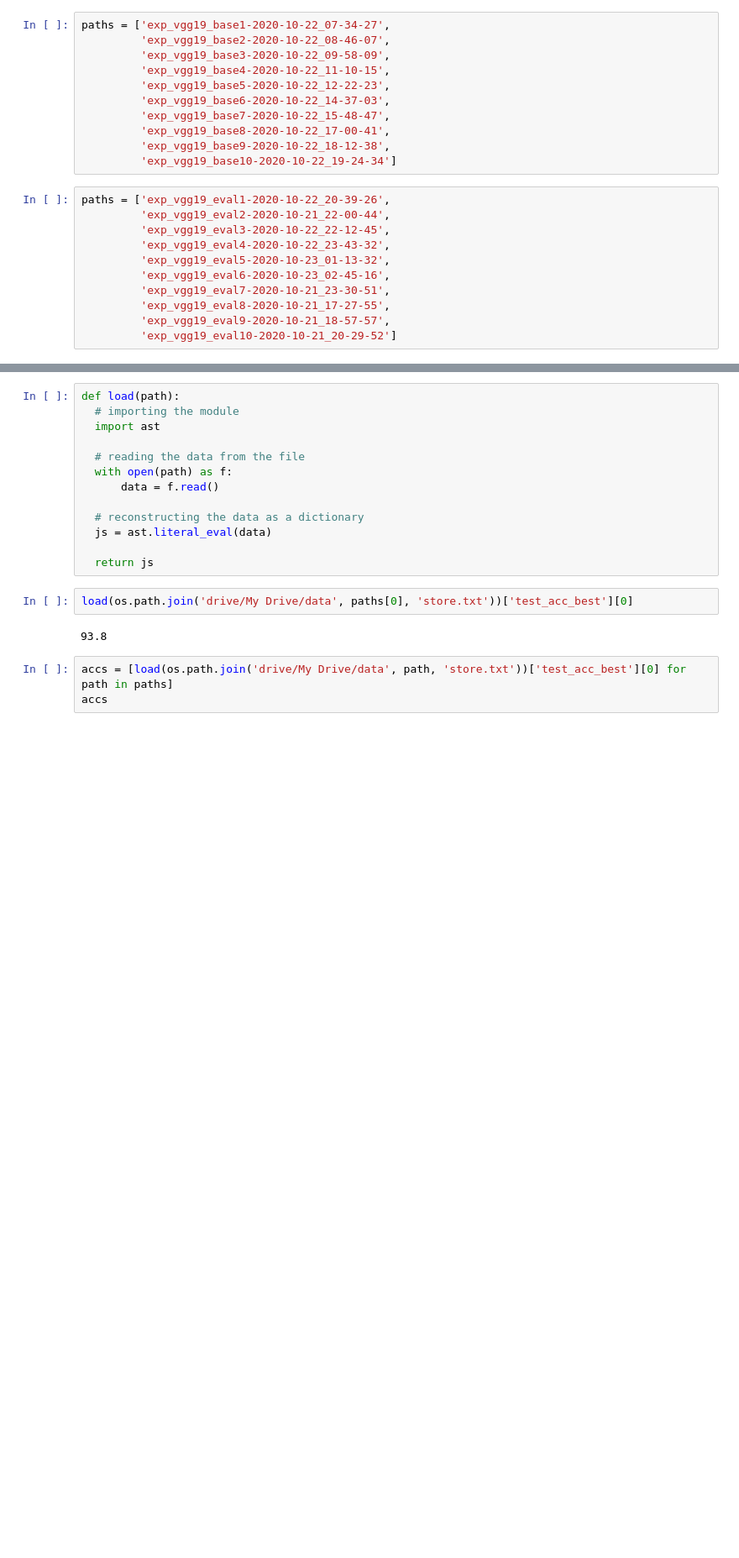
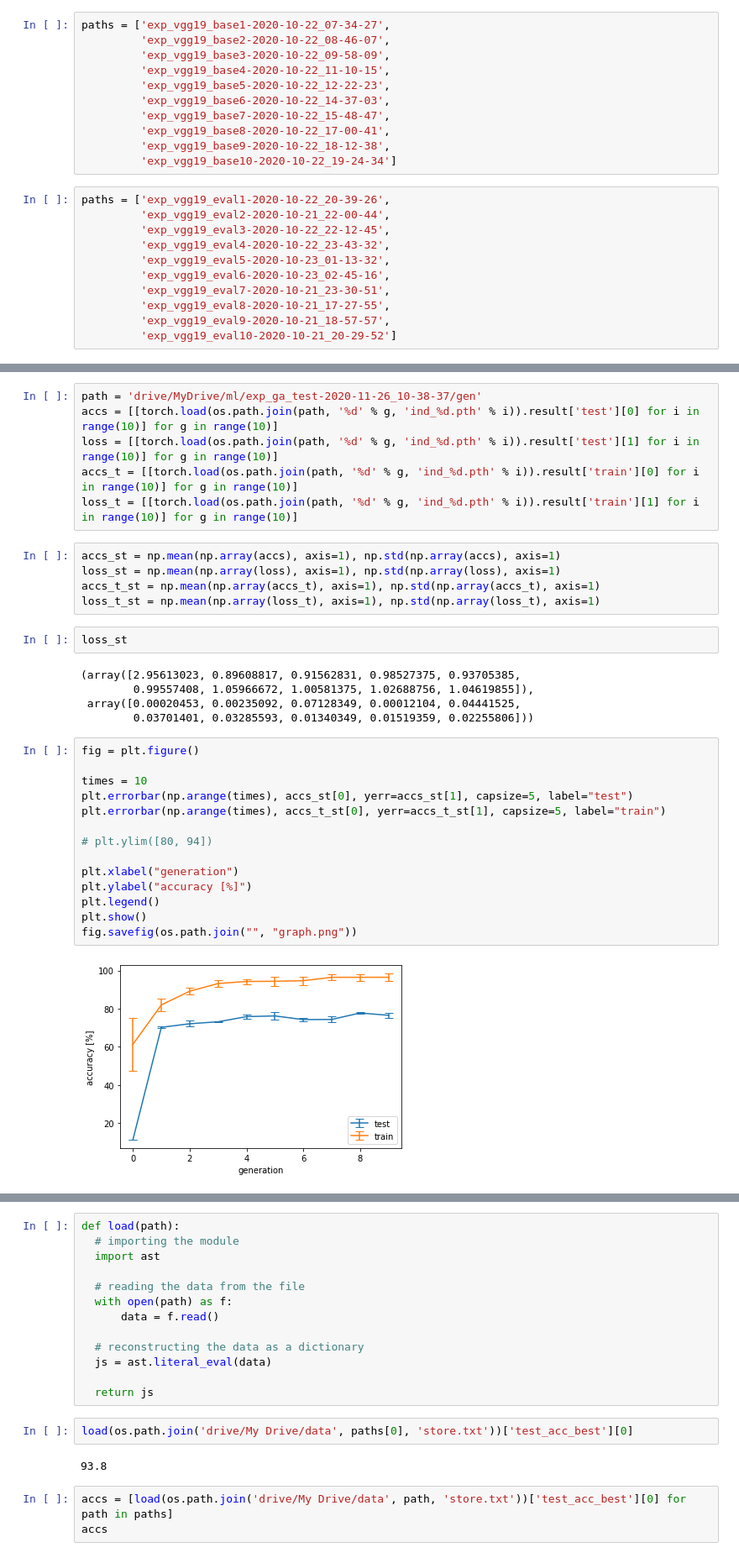
Before and after one commit to tatsuya-sugiyama/notebook, a Jupyter notebook: Untitled0.ipynb, the cells around one changed output, grey strips where cells are left out. Shown: that part at 84% size. Saved outputs shown, nothing was run; the diff lists cells and outputs as text; blank space fills up the shorter version.

```diff
--- a/Untitled0.ipynb
+++ b/Untitled0.ipynb
@@ -89,0 +83,34 @@ paths = ['exp_vgg19_eval1-2020-10-22_20-39-26',
+# %%
+path = 'drive/MyDrive/ml/exp_ga_test-2020-11-26_10-38-37/gen'
+accs = [[torch.load(os.path.join(path, '%d' % g, 'ind_%d.pth' % i)).result['test'][0] for i in range(10)] for g in range(10)]
+loss = [[torch.load(os.path.join(path, '%d' % g, 'ind_%d.pth' % i)).result['test'][1] for i in range(10)] for g in range(10)]
+accs_t = [[torch.load(os.path.join(path, '%d' % g, 'ind_%d.pth' % i)).result['train'][0] for i in range(10)] for g in range(10)]
+loss_t = [[torch.load(os.path.join(path, '%d' % g, 'ind_%d.pth' % i)).result['train'][1] for i in range(10)] for g in range(10)]
+# %%
+accs_st = np.mean(np.array(accs), axis=1), np.std(np.array(accs), axis=1)
+loss_st = np.mean(np.array(loss), axis=1), np.std(np.array(loss), axis=1)
+accs_t_st = np.mean(np.array(accs_t), axis=1), np.std(np.array(accs_t), axis=1)
+loss_t_st = np.mean(np.array(loss_t), axis=1), np.std(np.array(loss_t), axis=1)
+# %%
+loss_st
+# %% [output]
+(array([2.95613023, 0.89608817, 0.91562831, 0.98527375, 0.93705385,
+        0.99557408, 1.05966672, 1.00581375, 1.02688756, 1.04619855]),
+ array([0.00020453, 0.00235092, 0.07128349, 0.00012104, 0.04441525,
+        0.03701401, 0.03285593, 0.01340349, 0.01519359, 0.02255806]))
+# %%
+fig = plt.figure()
+
+times = 10
+plt.errorbar(np.arange(times), accs_st[0], yerr=accs_st[1], capsize=5, label="test")
+plt.errorbar(np.arange(times), accs_t_st[0], yerr=accs_t_st[1], capsize=5, label="train")
+
+# plt.ylim([80, 94])
+
+plt.xlabel("generation")
+plt.ylabel("accuracy [%]")
+plt.legend()
+plt.show()
+fig.savefig(os.path.join("", "graph.png"))
+# %% [output]
+[figure, added]
```
Also changed, not shown: parts of 13 cells of this notebook, 4 other files.
